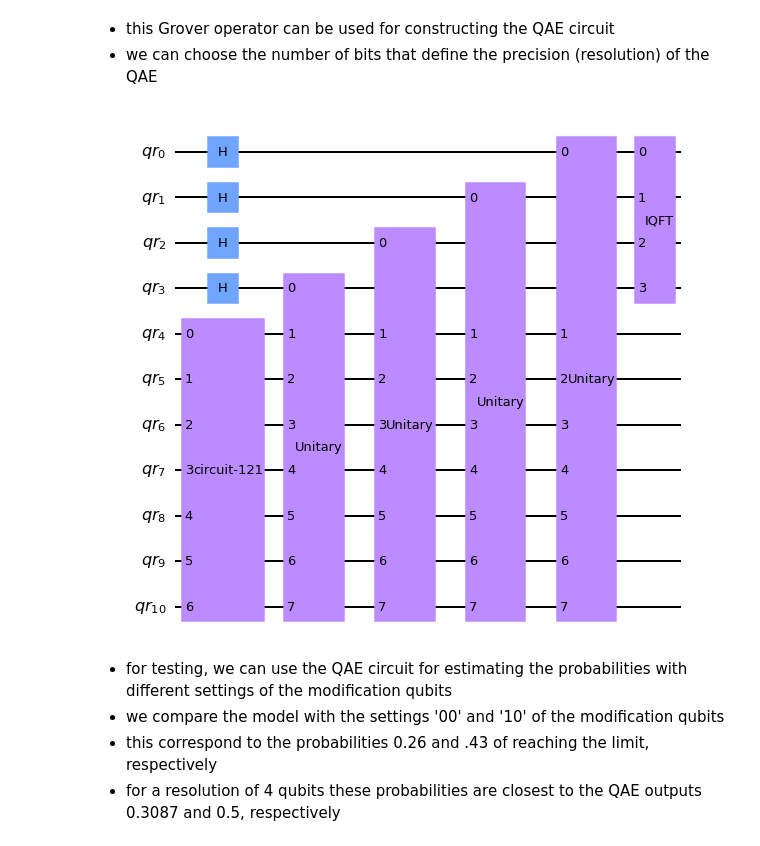
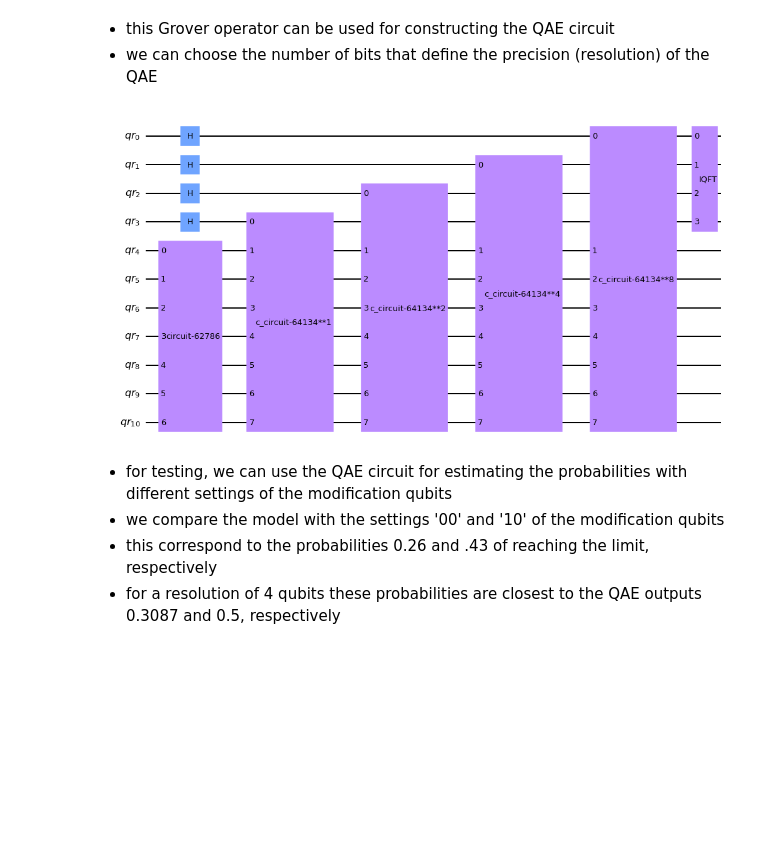
Before and after one commit to JoSQUANTUM/pygrnd, a Jupyter notebook: notebooks/sensitivity_analysis.ipynb, the cells around one changed output. Cells and saved outputs as stored; diff of their text form; code cells hidden in the pictures; blank space fills up the shorter version.

```diff
--- a/notebooks/sensitivity_analysis.ipynb
+++ b/notebooks/sensitivity_analysis.ipynb
@@ -161,10 +161,10 @@ grover.draw(output='mpl')
 - we can choose the number of bits that define the precision (resolution) of the QAE
 # %%
 resolution=4
-qae=standardQAEunitary(model, grover, resolution)
+qae=circuitStandardQAEnoMeasurement(model, grover, resolution)
 qae.draw(output='mpl')
 # %% [output]
-[figure, old version]
+[figure, new version]
 # %% [markdown]
 - for testing, we can use the QAE circuit for estimating the probabilities with different settings of the modification qubits
 - we compare the model with the settings '00' and '10' of the modification qubits
```
Also changed, not shown: parts of 11 cells of this notebook.
